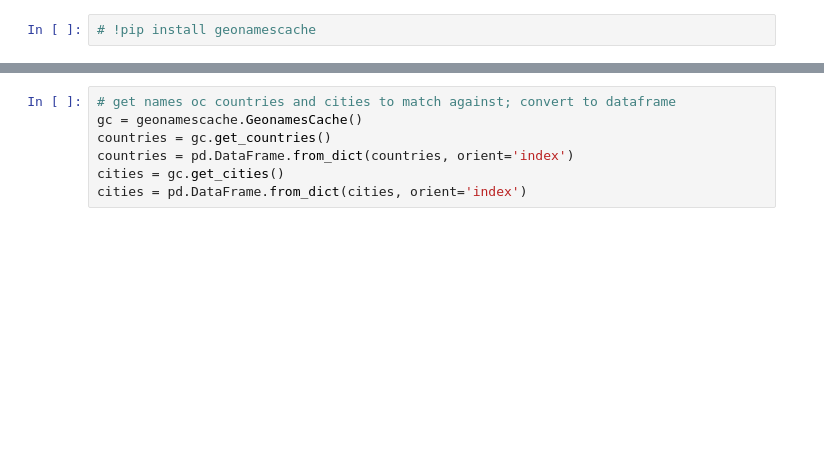
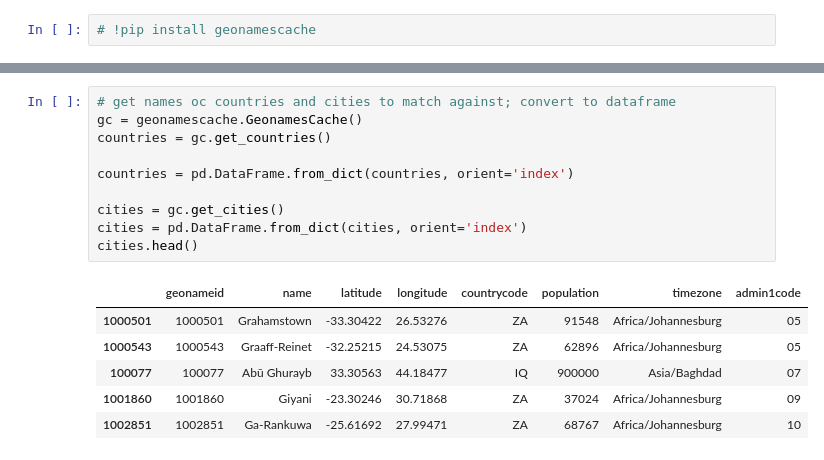
Before and after one commit to desaetiis/manning_live_projects, a Jupyter notebook: discovering-disease-outbreaks-base.ipynb, the cells around one changed output, grey strips where cells are left out. Saved outputs shown, nothing was run; the diff lists cells and outputs as text; blank space fills up the shorter version.

```diff
--- a/discovering-disease-outbreaks-base.ipynb
+++ b/discovering-disease-outbreaks-base.ipynb
@@ -24,10 +33,20 @@ data.head(10)
 # %%
 # get names oc countries and cities to match against; convert to dataframe
 gc = geonamescache.GeonamesCache()
 countries = gc.get_countries()
+
 countries = pd.DataFrame.from_dict(countries, orient='index')
+
 cities = gc.get_cities()
 cities = pd.DataFrame.from_dict(cities, orient='index')
+cities.head()
+# %% [output]
+|  | geonameid | name | latitude | longitude | countrycode | population | timezone | admin1code |
+| 1000501 | 1000501 | Grahamstown | -33.30422 | 26.53276 | ZA | 91548 | Africa/Johannesburg | 05 |
+| 1000543 | 1000543 | Graaff-Reinet | -32.25215 | 24.53075 | ZA | 62896 | Africa/Johannesburg | 05 |
+| 100077 | 100077 | Abū Ghurayb | 33.30563 | 44.18477 | IQ | 900000 | Asia/Baghdad | 07 |
+| 1001860 | 1001860 | Giyani | -23.30246 | 30.71868 | ZA | 37024 | Africa/Johannesburg | 09 |
+| 1002851 | 1002851 | Ga-Rankuwa | -25.61692 | 27.99471 | ZA | 68767 | Africa/Johannesburg | 10 |
 # %%
 # 1. clean up country names
 country_names = unidecode(countries['name'].str.cat(sep = "|")
```
Also changed, not shown: parts of 7 cells of this notebook.
